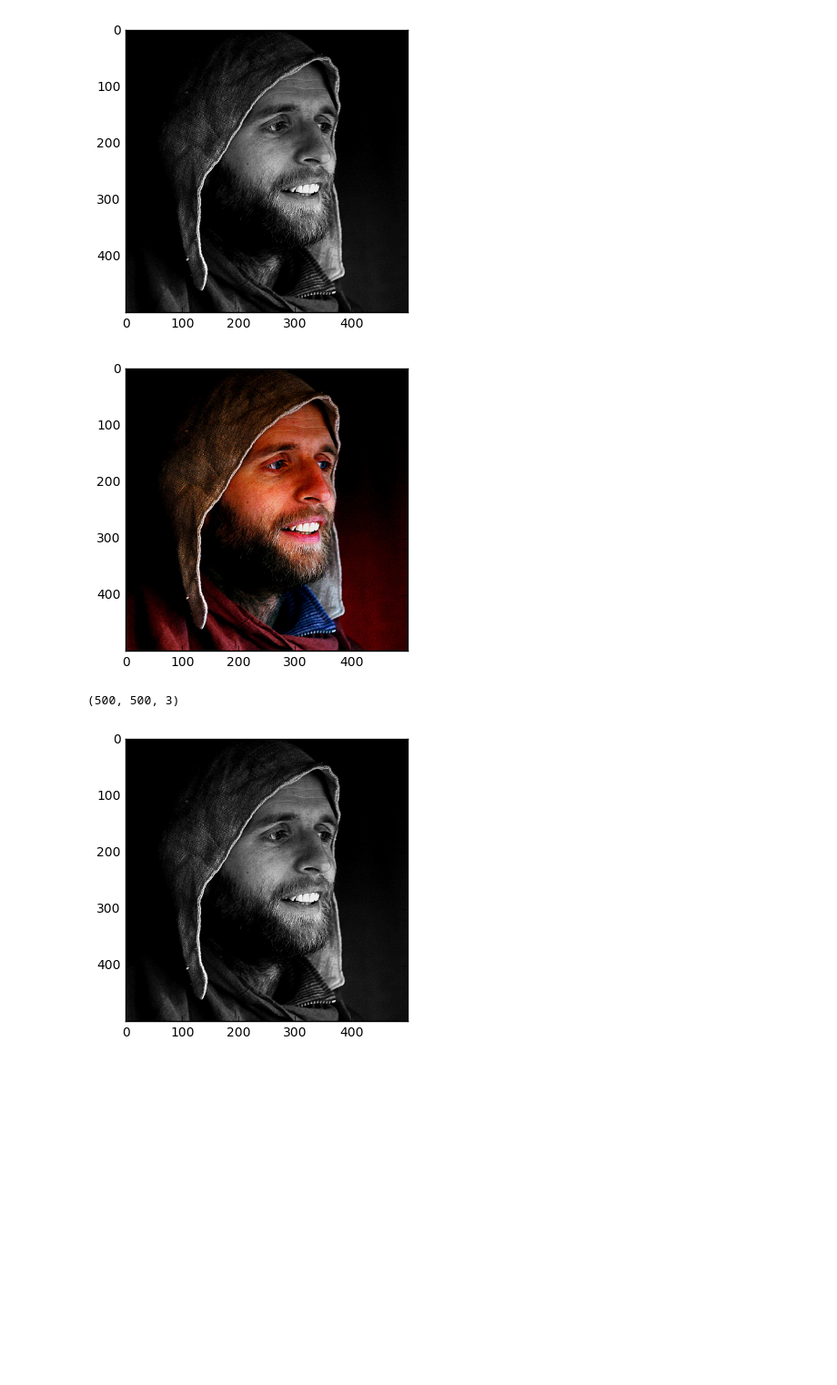
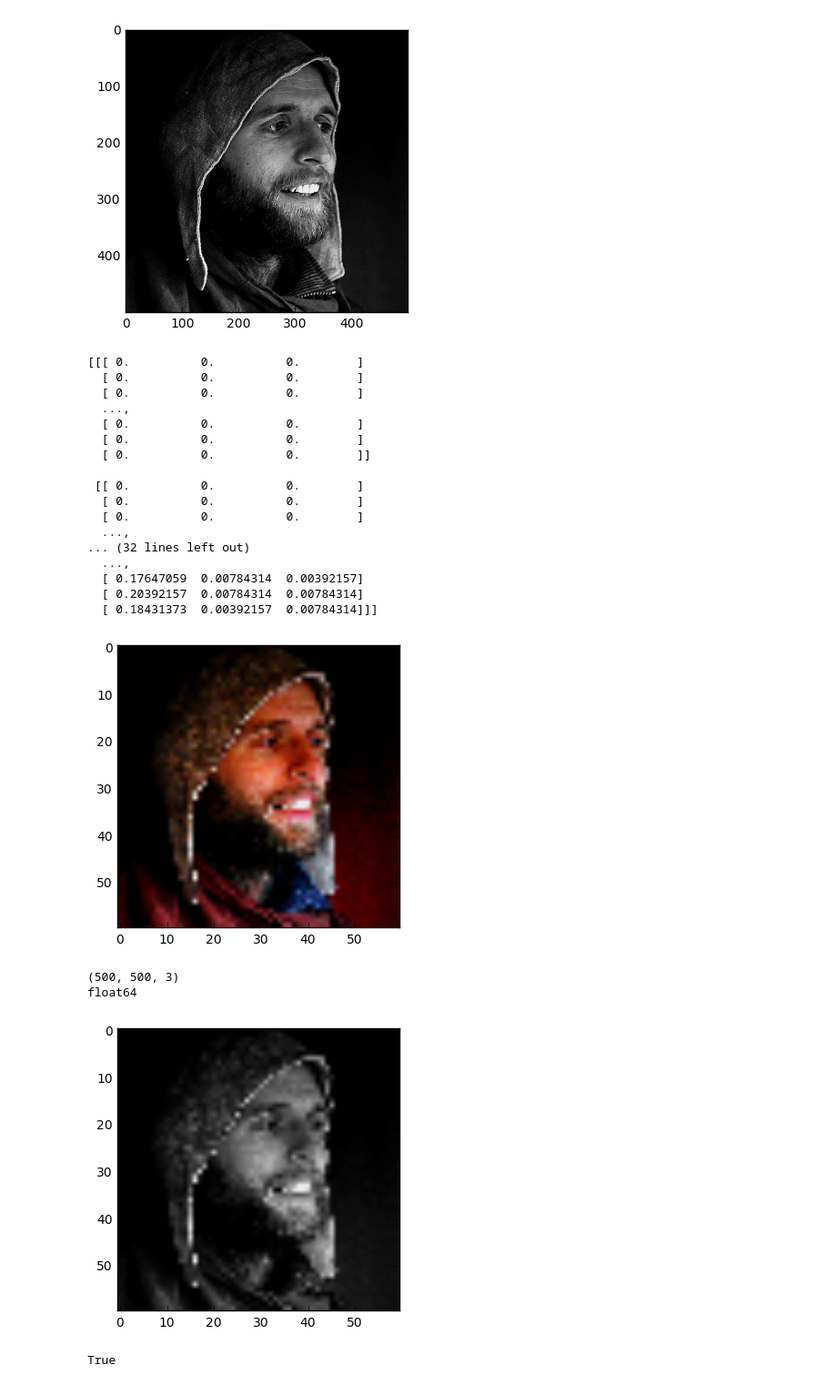
Before and after one commit to yhfy2006/machineLearningInPython, a Jupyter notebook: AutoEncoder/blackColored.ipynb, the cells around one changed output. Shown: that part at 91% size. Drawn from its saved outputs; the diff is of its cells as text; code cells hidden in the pictures; blank space fills up the shorter version.

```diff
--- a/AutoEncoder/blackColored.ipynb
+++ b/AutoEncoder/blackColored.ipynb
@@ -39,19 +38,46 @@ plt.show()
 (500, 500, 2)
 [figure]
 # %%
+#621496748594232834  3372482944_244c25c45f
 colorImg = cv2.imread('3372482944_244c25c45f.jpg', cv2.IMREAD_COLOR)
 colorImg  = cv2.cvtColor(colorImg, cv2.COLOR_BGR2RGB)
+colorImg = cv2.resize(colorImg, (60, 60))
+colorImg = colorImg/255.0
+print(colorImg)
 plt.imshow(colorImg)
 plt.show()
-colorImg = colorImg/255.0
+
+
 
 grayImg = cv2.imread('3372482944_244c25c45f.jpg', cv2.IMREAD_GRAYSCALE)
-backtorgb = cv2.cvtColor(grayImg,cv2.COLOR_GRAY2RGB)/255.0
+backtorgb = cv2.cvtColor(grayImg,cv2.COLOR_GRAY2RGB)
 print(backtorgb.shape)
+backtorgb = cv2.resize(backtorgb, (60, 60))/255.0
+print(backtorgb.dtype)
 plt.imshow(backtorgb)
 plt.show()
+cv2.imwrite('grey.jpg',backtorgb)
 # %% [output]
+[[[ 0.          0.          0.        ]
+  [ 0.          0.          0.        ]
+  [ 0.          0.          0.        ]
+  ...,
+  [ 0.          0.          0.        ]
+  [ 0.          0.          0.        ]
+  [ 0.          0.          0.        ]]
+
+ [[ 0.          0.          0.        ]
+  [ 0.          0.          0.        ]
+  [ 0.          0.          0.        ]
+  ...,
+... (32 lines left out)
+  ...,
+  [ 0.17647059  0.00784314  0.00392157]
+  [ 0.20392157  0.00784314  0.00784314]
+  [ 0.18431373  0.00392157  0.00784314]]]
-[figure, old version]
+[figure, new version]
-(500, 500, 3)
+(500, 500, 3)
+float64
-[figure, old version]
+[figure, new version]
+True
 # %%
```
Also changed, not shown: parts of 8 cells of this notebook, 1 other file.
